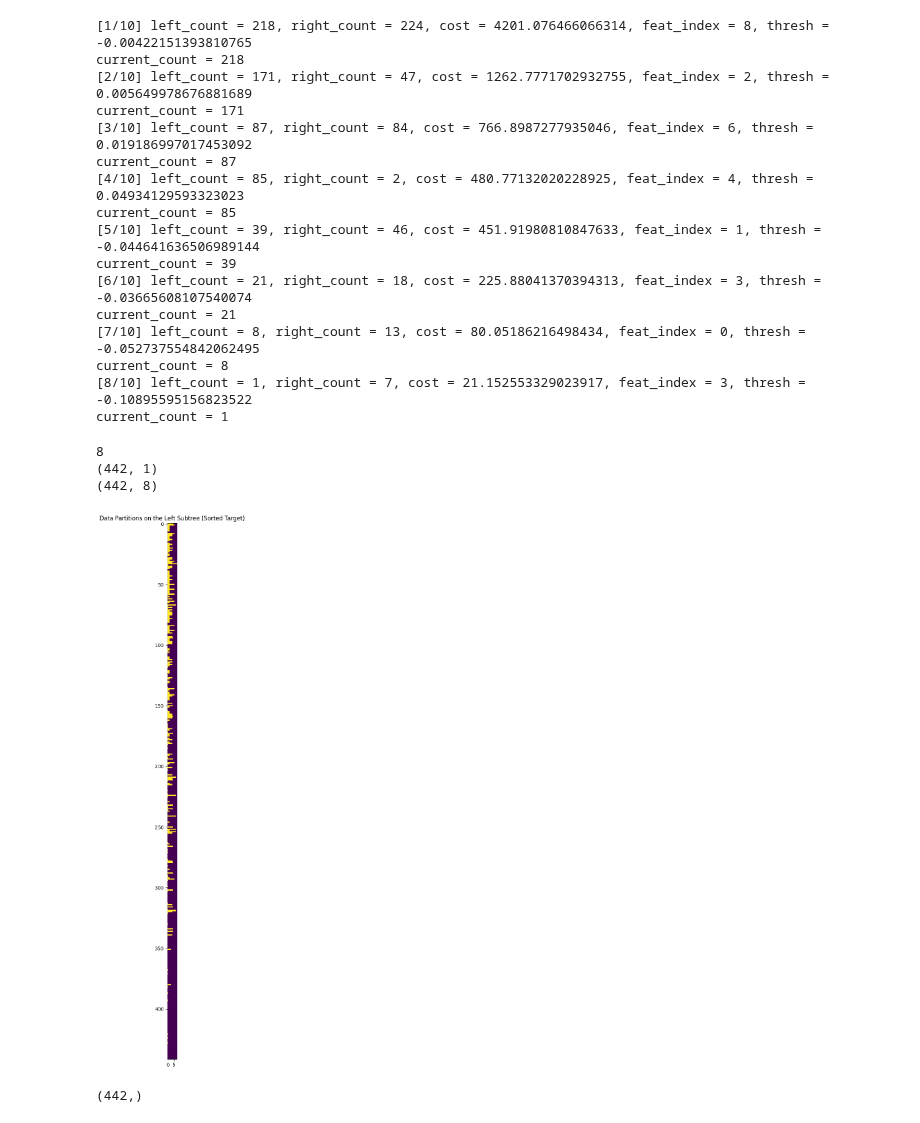
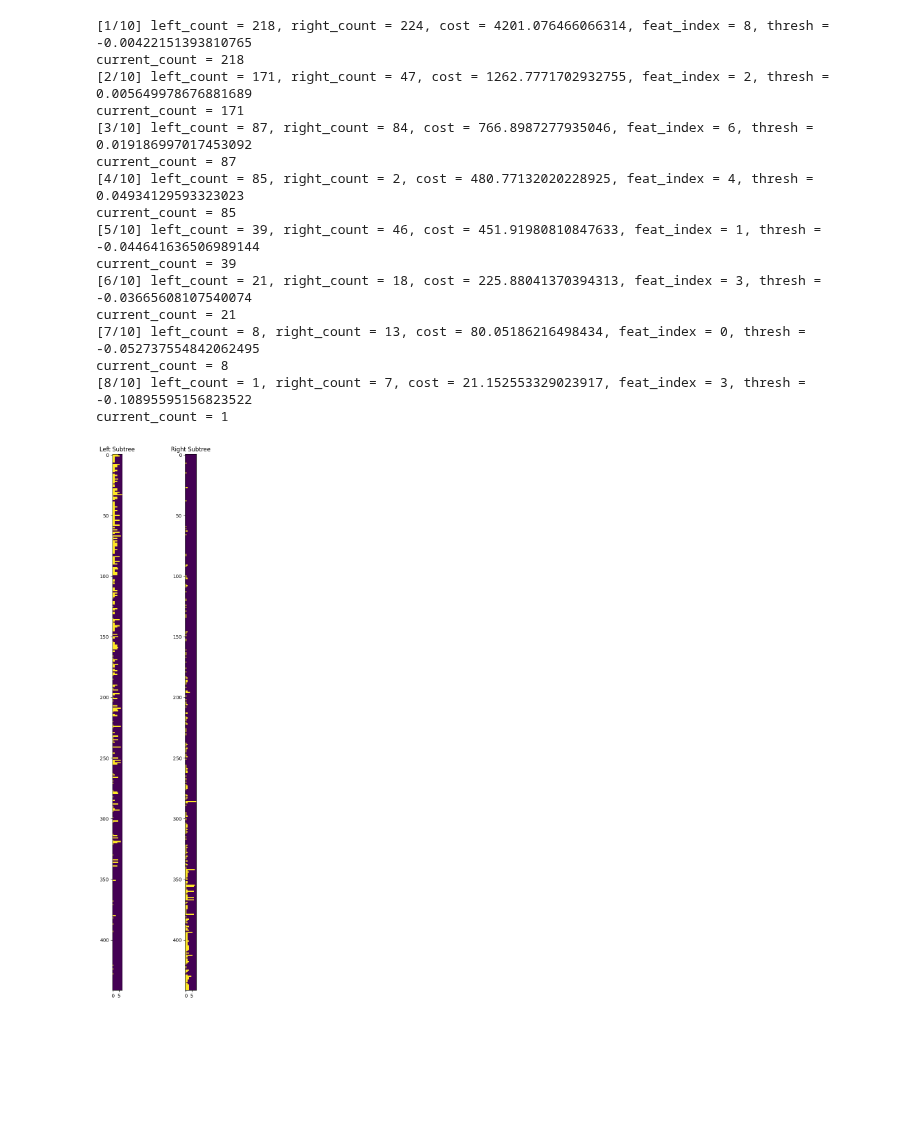
Before and after one commit to jumzzz/prob-ml, a Jupyter notebook: ch18/decision_trees/implementation/02-impl-min-feature-thresh.ipynb, the cells around one changed output. Drawn from its saved outputs; the diff is of its cells as text; code cells hidden in the pictures; blank space fills up the shorter version.

```diff
--- a/ch18/decision_trees/implementation/02-impl-min-feature-thresh.ipynb
+++ b/ch18/decision_trees/implementation/02-impl-min-feature-thresh.ipynb
@@ -82,7 +82,7 @@ X,y = data['data'], data['target']
 
 current_right_partition = None
 min_count = 1
-partition_lists = []
+partition_lists_right = []
 current_count = X.shape[0]
 current_depth = 1
 max_depth = 10
@@ -95,7 +95,7 @@ while current_count > min_count and max_depth > current_depth:
 
     print(f'[{current_depth}/{max_depth}] right_count = {right_count}, cost = {cost}, feat_index = {feat_index}, thresh = {thresh}')
     current_count = right_count
-    partition_lists.append(right_partition.reshape(-1,1))
+    partition_lists_right.append(right_partition.reshape(-1,1))
     current_right_partition = right_partition
     current_depth += 1
     print(f'current_count = {current_count}')
@@ -119,19 +119,13 @@ current_count = 3
 [9/10] right_count = 1, cost = 0.1911764705882353, feat_index = 0, thresh = -0.03820740103798481
 current_count = 1
 # %%
-data_partitions_right = np.hstack(partition_lists)
-print(len(partition_lists))
-print(partition_lists[0].shape)
+data_partitions_right = np.hstack(partition_lists_right)
 print(data_partitions_right.shape)
 
-feat_cols = [f'x{count}' for count in range(0, data_partitions_right.shape[1])]
-cols = feat_cols + ['y']
+right_feat_cols = [f'x{count}' for count in range(0, data_partitions_right.shape[1])]
+cols = right_feat_cols + ['y']
 data_partitions_right = np.hstack([data_partitions_right, y.reshape(-1,1)])
 data_partitions_right = pd.DataFrame(data_partitions_right, columns=cols)
 data_partitions_right = data_partitions_right.sort_values(by='y')
-
-plt.figure(figsize=(5,20))
-plt.imshow(data_partitions_right[feat_cols])
-plt.title('Data Partitions on the Right Subtree (Sorted Target)')
-plt.show()
+right_feat_cols
 # %% [output]
@@ -145,7 +137,7 @@ X,y = data['data'], data['target']
 
 current_left_partition = None
 min_count = 1
-partition_lists = []
+partition_lists_left = []
 current_count = X.shape[0]
 current_depth = 1
 max_depth = 10
@@ -155,7 +147,7 @@ while current_count > min_count and max_depth > current_depth:
 
     print(f'[{current_depth}/{max_depth}] left_count = {left_count}, right_count = {right_count}, cost = {cost}, feat_index = {feat_index}, thresh = {thresh}')
     current_count = left_count
-    partition_lists.append(left_partition.reshape(-1,1))
+    partition_lists_left.append(left_partition.reshape(-1,1))
     current_left_partition = left_partition
     current_depth += 1
     print(f'current_count = {current_count}')
@@ -177,28 +169,21 @@ current_count = 8
 [8/10] left_count = 1, right_count = 7, cost = 21.152553329023917, feat_index = 3, thresh = -0.10895595156823522
 current_count = 1
 # %%
-data_partitions_left = np.hstack(partition_lists)
-print(len(partition_lists))
-print(partition_lists[0].shape)
-print(data_partitions_left.shape)
+data_partitions_left = np.hstack(partition_lists_left)
 
-feat_cols = [f'x{count}' for count in range(0, data_partitions_left.shape[1])]
-cols = feat_cols + ['y']
+left_feat_cols = [f'x{count}' for count in range(0, data_partitions_left.shape[1])]
+cols = left_feat_cols + ['y']
 data_partitions_left = np.hstack([data_partitions_left, y.reshape(-1,1)])
 data_partitions_left = pd.DataFrame(data_partitions_left, columns=cols)
 data_partitions_left = data_partitions_left.sort_values(by='y')
-
-plt.figure(figsize=(5,20))
-plt.imshow(data_partitions_left[feat_cols])
-plt.title('Data Partitions on the Left Subtree (Sorted Target)')
-plt.show()
+# feat_cols
-# %% [output]
-8
-(442, 1)
-(442, 8)
-[figure, removed]
-# %%
-figsize = (25,10)
-fig, axs = plt.subplots(1, 2, figsize=figsize)
-# %% [output]
-(442,)
+# %%
+figsize = (5,20)
+fig, (axs1, axs2) = plt.subplots(1, 2, figsize=figsize)
+axs1.imshow(data_partitions_left[left_feat_cols])
+axs1.set_title('Left Subtree')
+axs2.imshow(data_partitions_right[right_feat_cols])
+axs2.set_title('Right Subtree')
+plt.show()
+# %% [output]
+[figure, added]
```
Also changed, not shown: parts of 1 cell of this notebook.
